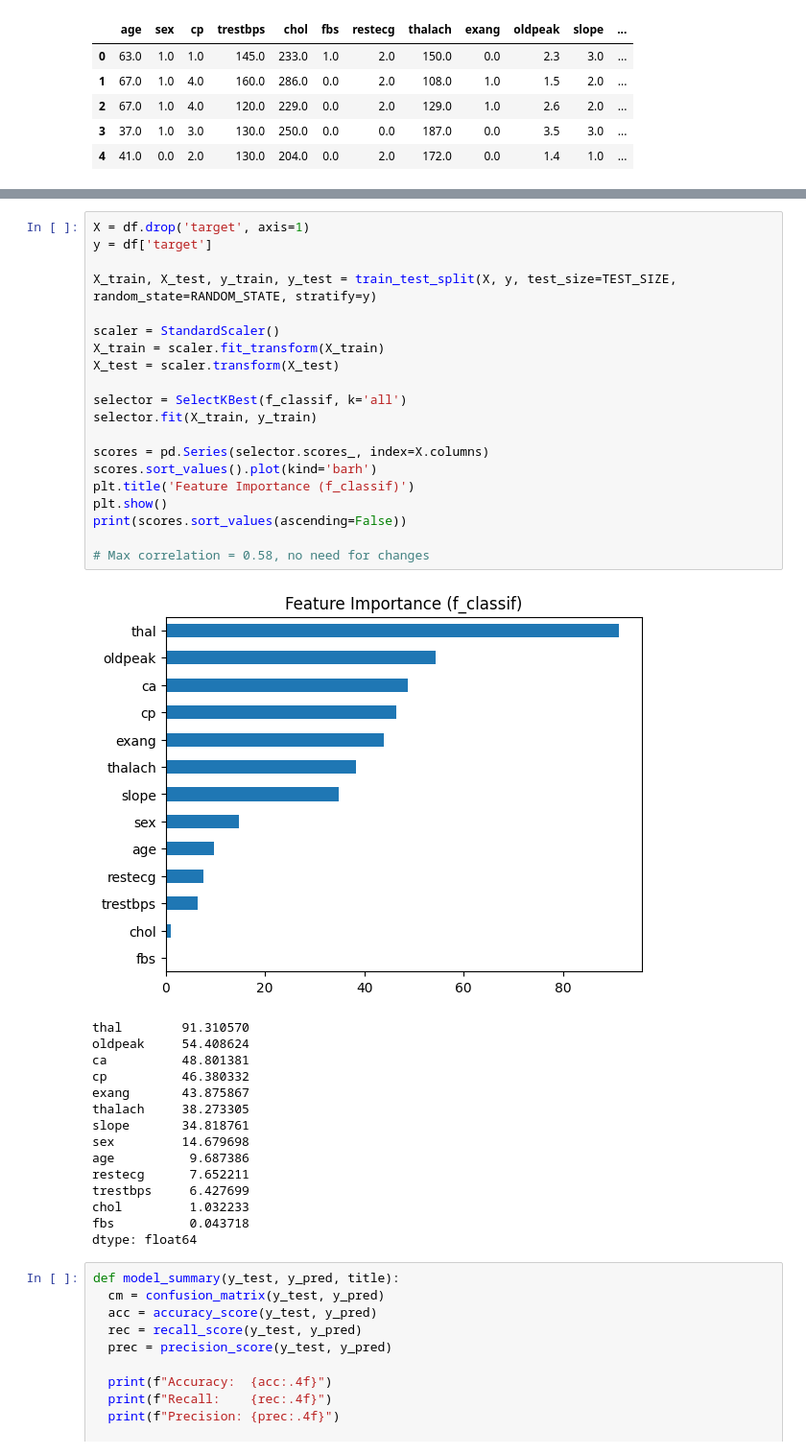
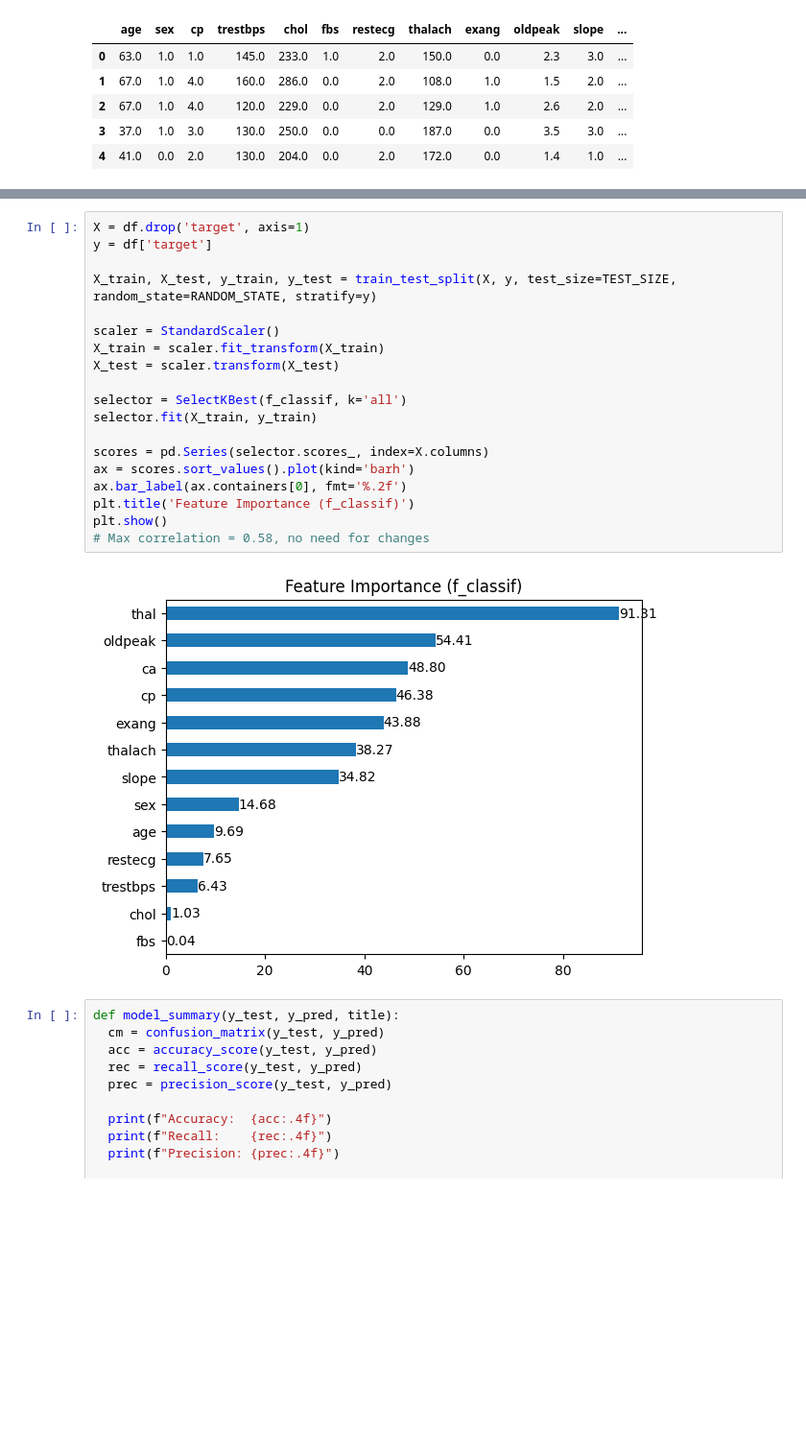
Before and after one commit to PogchampMuffin3/heart-disease-classification, a Jupyter notebook: heart_disease_classification.ipynb, the cells around one changed output, grey strips where cells are left out. Shown at 96% size. Cells and saved outputs as stored; diff of their text form; blank space fills up the shorter version.

Commit message:
fix: change dataset reduction and chart markings, add section names

```diff
--- a/heart_disease_classification.ipynb
+++ b/heart_disease_classification.ipynb
@@ -114,39 +114,24 @@ dtype: int64
 # %%
 X = df.drop('target', axis=1)
 y = df['target']
 
 X_train, X_test, y_train, y_test = train_test_split(X, y, test_size=TEST_SIZE, random_state=RANDOM_STATE, stratify=y)
 
 scaler = StandardScaler()
 X_train = scaler.fit_transform(X_train)
 X_test = scaler.transform(X_test)
 
 selector = SelectKBest(f_classif, k='all')
 selector.fit(X_train, y_train)
 
 scores = pd.Series(selector.scores_, index=X.columns)
-scores.sort_values().plot(kind='barh')
+ax = scores.sort_values().plot(kind='barh')
+ax.bar_label(ax.containers[0], fmt='%.2f')
 plt.title('Feature Importance (f_classif)')
 plt.show()
-print(scores.sort_values(ascending=False))
-
 # Max correlation = 0.58, no need for changes
 # %% [output]
-[figure, old version]
+[figure, new version]
-thal        91.310570
-oldpeak     54.408624
-ca          48.801381
-cp          46.380332
-exang       43.875867
-thalach     38.273305
-slope       34.818761
-sex         14.679698
-age          9.687386
-restecg      7.652211
-trestbps     6.427699
-chol         1.032233
-fbs          0.043718
-dtype: float64
 # %%
 def model_summary(y_test, y_pred, title):
   cm = confusion_matrix(y_test, y_pred)
```
Also changed, not shown: parts of 95 cells of this notebook.
